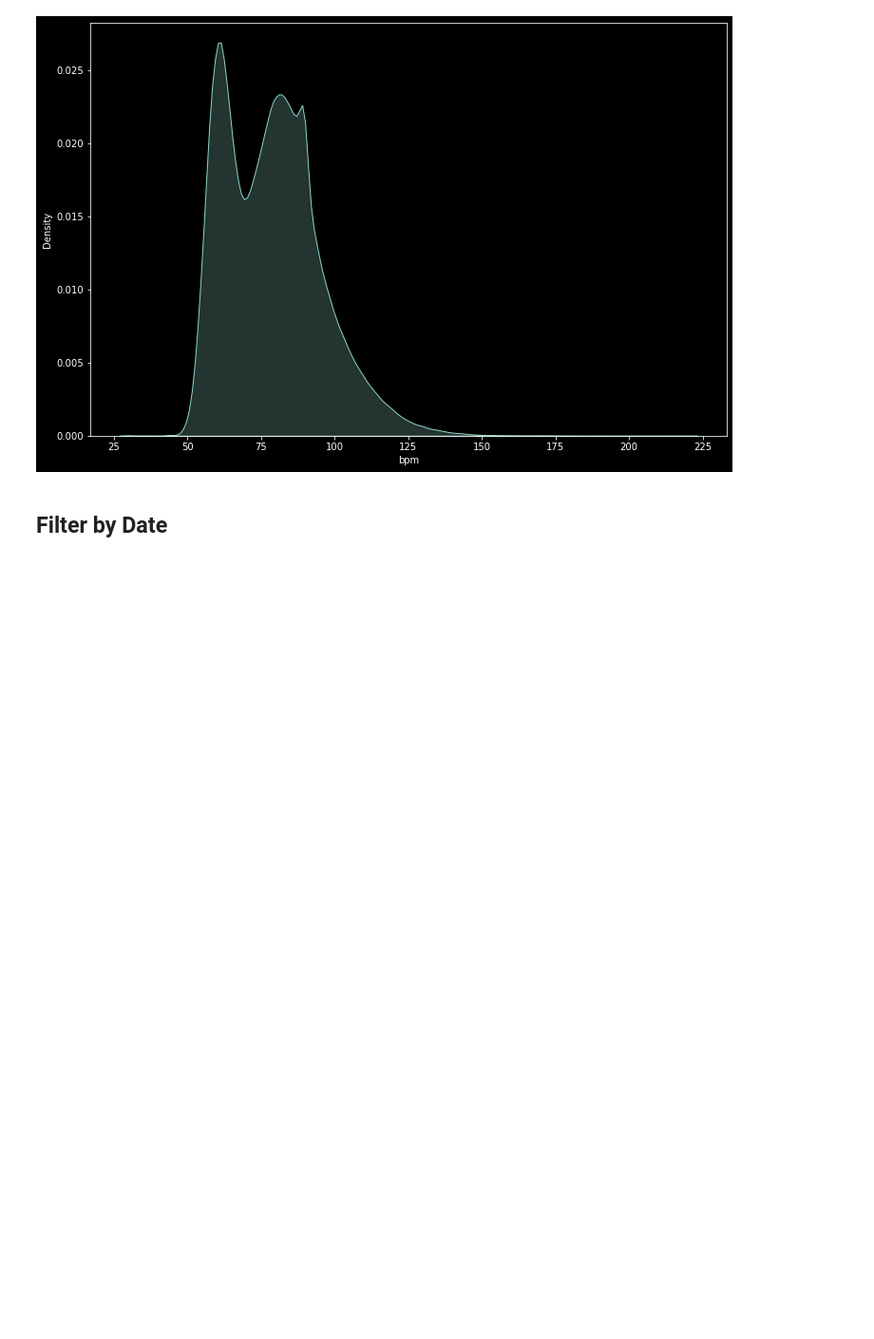
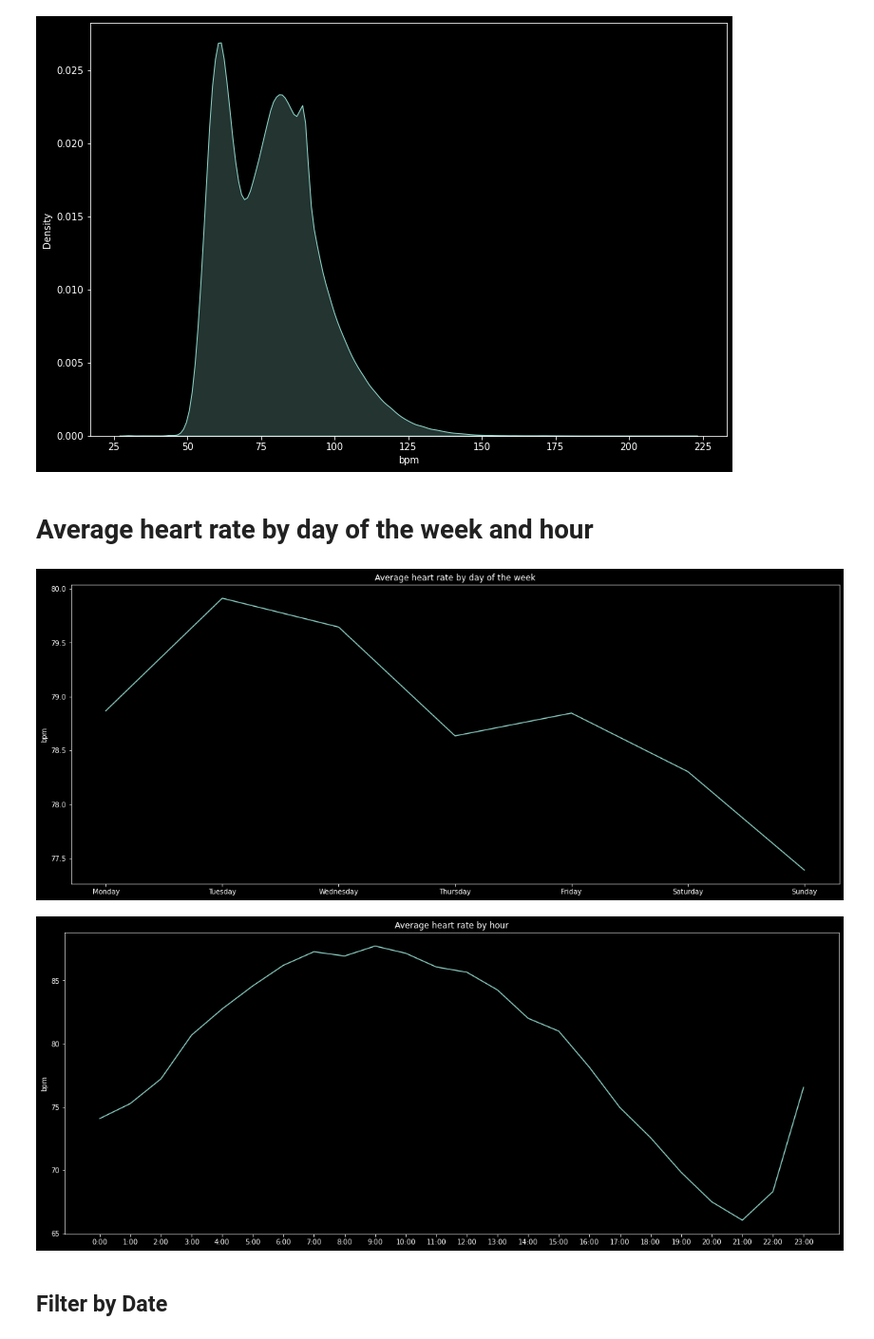
Before and after one commit to brainer3220/heart-rate-note, a Jupyter notebook: heart_rate_plot.ipynb, the cells around one changed output. Shown: that part at 95% size. Cells and saved outputs as stored; diff of their text form; code cells hidden in the pictures; blank space fills up the shorter version.

Commit message:
Add average heart rate for day of week and hour

```diff
--- a/heart_rate_plot.ipynb
+++ b/heart_rate_plot.ipynb
@@ -53,6 +52,34 @@ sns.kdeplot(x=df.bpm, fill=True)
 plt.show()
 # %% [output]
 [figure]
+# %% [markdown]
+# Average heart rate by day of the week and hour
+# %%
+# Average heart rate by day of the week with index and bpm
+day_of_week = df.groupby(df.index.dayofweek).mean()
+
+# Change index name
+day_of_week.index = ['Monday', 'Tuesday', 'Wednesday', 'Thursday', 'Friday', 'Saturday', 'Sunday']
+
+
+# Average heart rate by hour with index and bpm
+hour_of_day = df.groupby(df.index.hour).mean()
+
+# Change index name
+hour_of_day.index = [f'{i}:00' for i in hour_of_day.index]
+# %%
+plt.figure(figsize=(20, 8))
+plt.title('Average heart rate by day of the week')
+sns.lineplot(x=day_of_week.index, y=day_of_week.bpm)
+
+plt.figure(figsize=(20, 8))
+plt.title('Average heart rate by hour')
+sns.lineplot(x=hour_of_day.index, y=hour_of_day.bpm)
+
+plt.show()
+# %% [output]
+[figure, added]
+[figure, added]
 # %% [markdown]
 ## Filter by Date
 # %%
```
Also changed, not shown: parts of 1 cell of this notebook.
